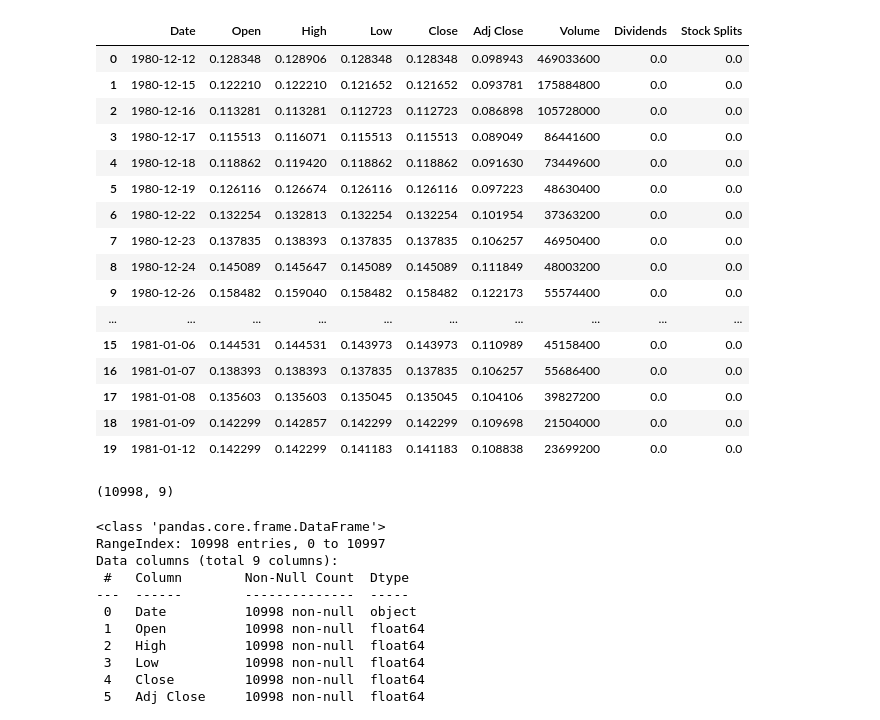
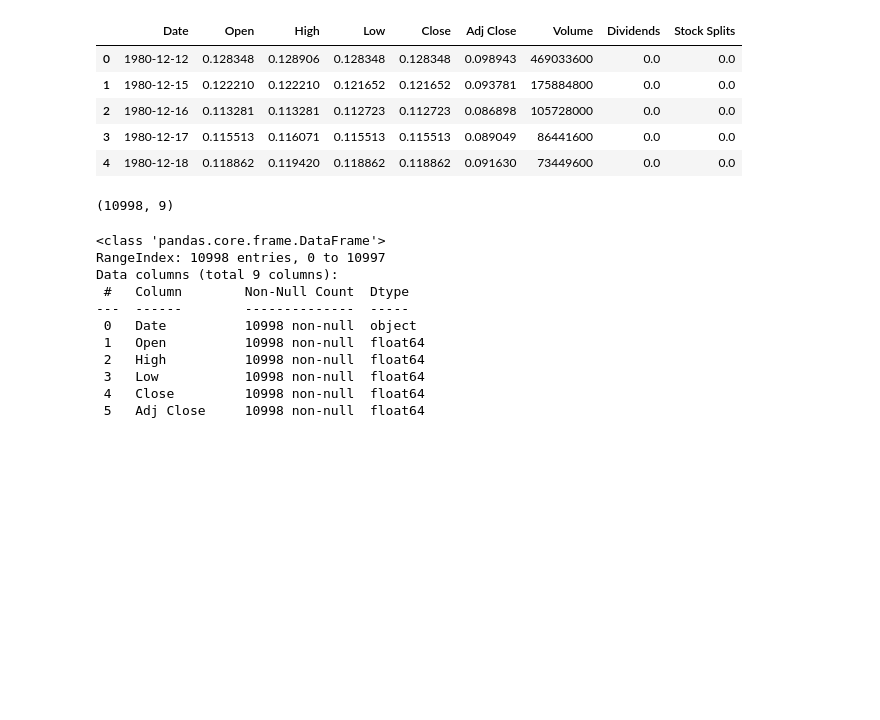
Before and after one commit to surak-alf/Project_3, a Jupyter notebook: src/notebooks/AAPL (1).ipynb, the cells around one changed output. Cells and saved outputs as stored; diff of their text form; code cells hidden in the pictures; blank space fills up the shorter version.

```diff
--- a/src/notebooks/AAPL (1).ipynb
+++ b/src/notebooks/AAPL (1).ipynb
@@ -9,25 +9,14 @@ from plotly.subplots import make_subplots
 # %%
 df = pd.read_csv(r"C:\Users\Maintenant prêt\Downloads\10x\stock\yfinance_data\AAPL_historical_data.csv")
 # %%
-df.head(20)
+df.head()
 # %% [output]
 |  | Date | Open | High | Low | Close | Adj Close | Volume | Dividends | Stock Splits |
 | 0 | 1980-12-12 | 0.128348 | 0.128906 | 0.128348 | 0.128348 | 0.098943 | 469033600 | 0.0 | 0.0 |
 | 1 | 1980-12-15 | 0.122210 | 0.122210 | 0.121652 | 0.121652 | 0.093781 | 175884800 | 0.0 | 0.0 |
 | 2 | 1980-12-16 | 0.113281 | 0.113281 | 0.112723 | 0.112723 | 0.086898 | 105728000 | 0.0 | 0.0 |
 | 3 | 1980-12-17 | 0.115513 | 0.116071 | 0.115513 | 0.115513 | 0.089049 | 86441600 | 0.0 | 0.0 |
 | 4 | 1980-12-18 | 0.118862 | 0.119420 | 0.118862 | 0.118862 | 0.091630 | 73449600 | 0.0 | 0.0 |
-| 5 | 1980-12-19 | 0.126116 | 0.126674 | 0.126116 | 0.126116 | 0.097223 | 48630400 | 0.0 | 0.0 |
-| 6 | 1980-12-22 | 0.132254 | 0.132813 | 0.132254 | 0.132254 | 0.101954 | 37363200 | 0.0 | 0.0 |
-| 7 | 1980-12-23 | 0.137835 | 0.138393 | 0.137835 | 0.137835 | 0.106257 | 46950400 | 0.0 | 0.0 |
-| 8 | 1980-12-24 | 0.145089 | 0.145647 | 0.145089 | 0.145089 | 0.111849 | 48003200 | 0.0 | 0.0 |
-| 9 | 1980-12-26 | 0.158482 | 0.159040 | 0.158482 | 0.158482 | 0.122173 | 55574400 | 0.0 | 0.0 |
-| ... | ... | ... | ... | ... | ... | ... | ... | ... | ... |
-| 15 | 1981-01-06 | 0.144531 | 0.144531 | 0.143973 | 0.143973 | 0.110989 | 45158400 | 0.0 | 0.0 |
-| 16 | 1981-01-07 | 0.138393 | 0.138393 | 0.137835 | 0.137835 | 0.106257 | 55686400 | 0.0 | 0.0 |
-| 17 | 1981-01-08 | 0.135603 | 0.135603 | 0.135045 | 0.135045 | 0.104106 | 39827200 | 0.0 | 0.0 |
-| 18 | 1981-01-09 | 0.142299 | 0.142857 | 0.142299 | 0.142299 | 0.109698 | 21504000 | 0.0 | 0.0 |
-| 19 | 1981-01-12 | 0.142299 | 0.142299 | 0.141183 | 0.141183 | 0.108838 | 23699200 | 0.0 | 0.0 |
 # %%
 df.shape
 # %% [output]
```
Also changed, not shown: parts of 1 cell of this notebook.
